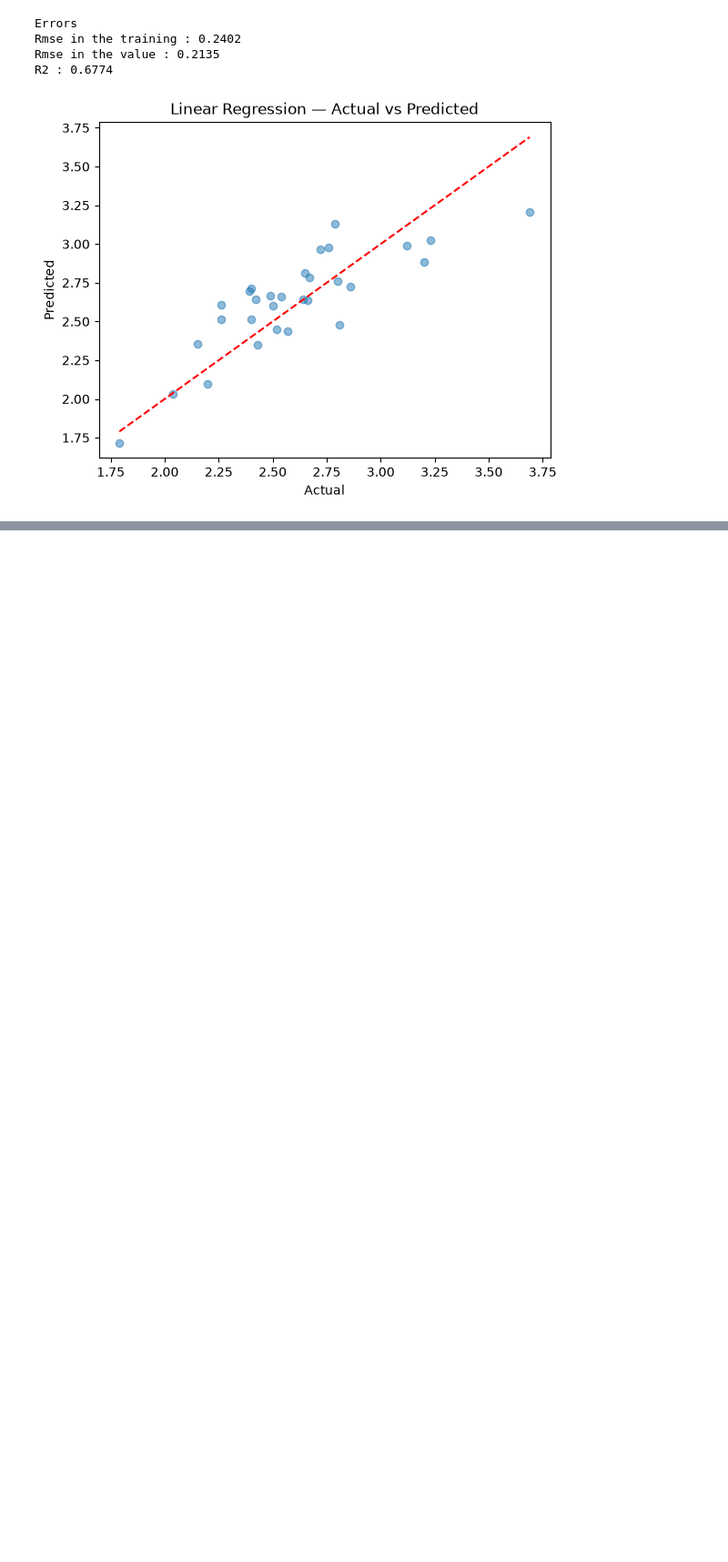
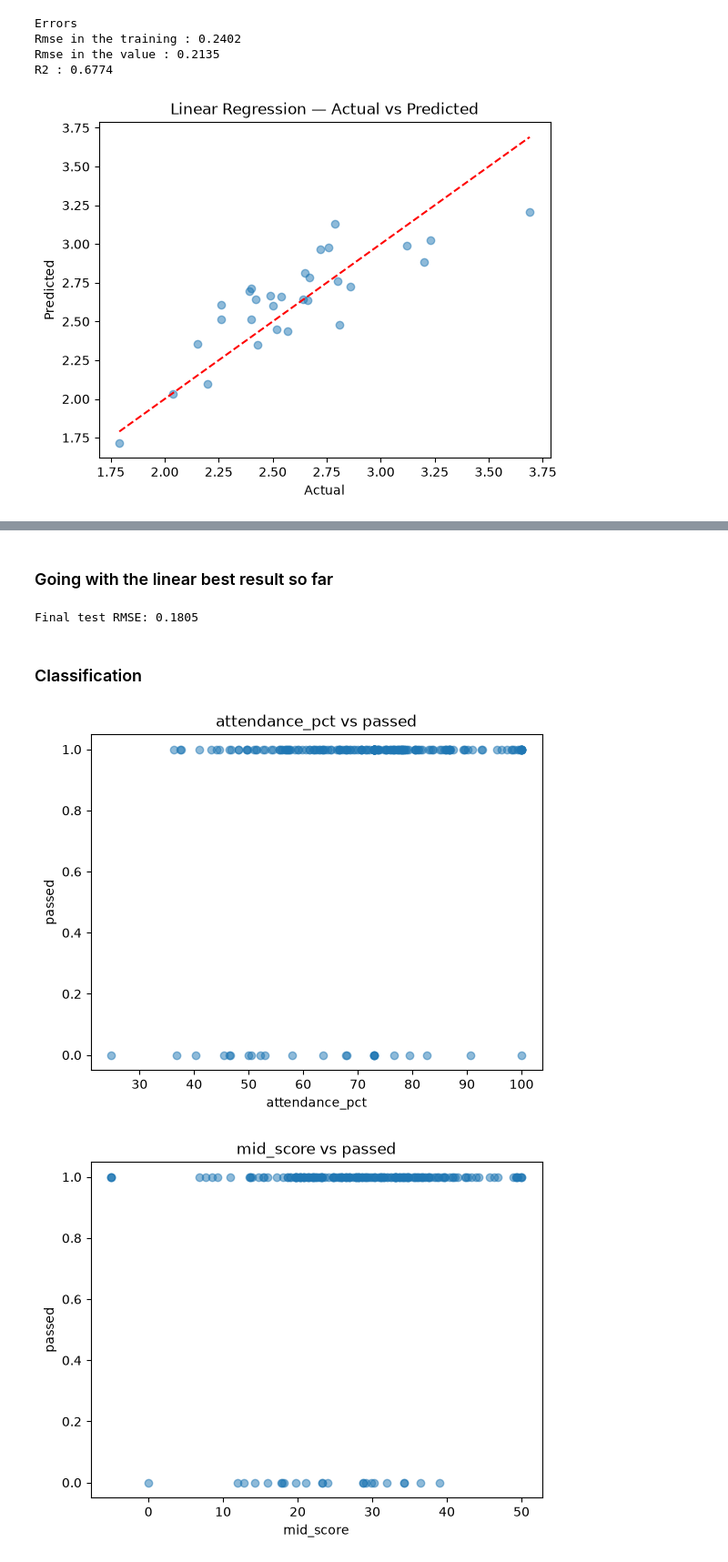
Before and after one commit to Muhammad-Awais-Tariq/Ml-Projects, a Jupyter notebook: University/ml_training/ml_training.ipynb, the cells around one changed output, grey strips where cells are left out. Shown at 91% size. Drawn from its saved outputs; the diff is of its cells as text; code cells hidden in the pictures; blank space fills up the shorter version.

```diff
--- a/University/ml_training/ml_training.ipynb
+++ b/University/ml_training/ml_training.ipynb
@@ -81,0 +119,22 @@ plt.show()
+# %% [markdown]
+### Going with the linear best result so far
+# %%
+test_rmse = np.sqrt(mean_squared_error(y_test , linear_pipe.predict(x_test)))
+print(f"Final test RMSE: {test_rmse:.4f}")
+# %% [output]
+Final test RMSE: 0.1805
+# %% [markdown]
+### Classification
+# %%
+all_classification = df.drop(columns="passed")
+required_classification = df["passed"]
+# %%
+for col in all_classification:
+    plt.scatter(df[col] , df[required_classification] , alpha=0.5)
+    plt.xlabel(col)
+    plt.ylabel(required_classification)
+    plt.title(f"{col} vs {required_classification}")
+    plt.show()
+# %% [output]
+[figure, added]
+[figure, added]
```
Also changed, not shown: parts of 5 cells of this notebook.
